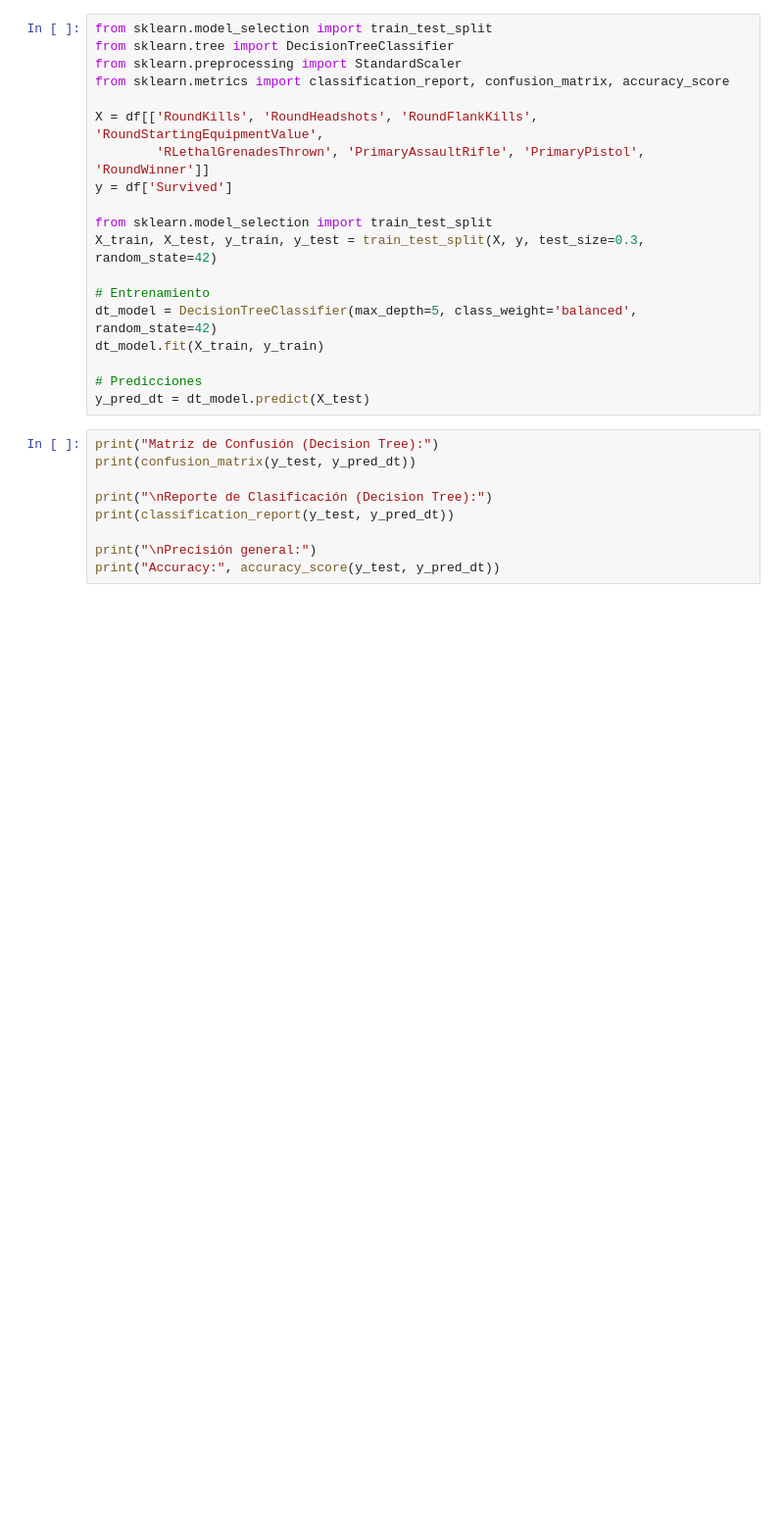
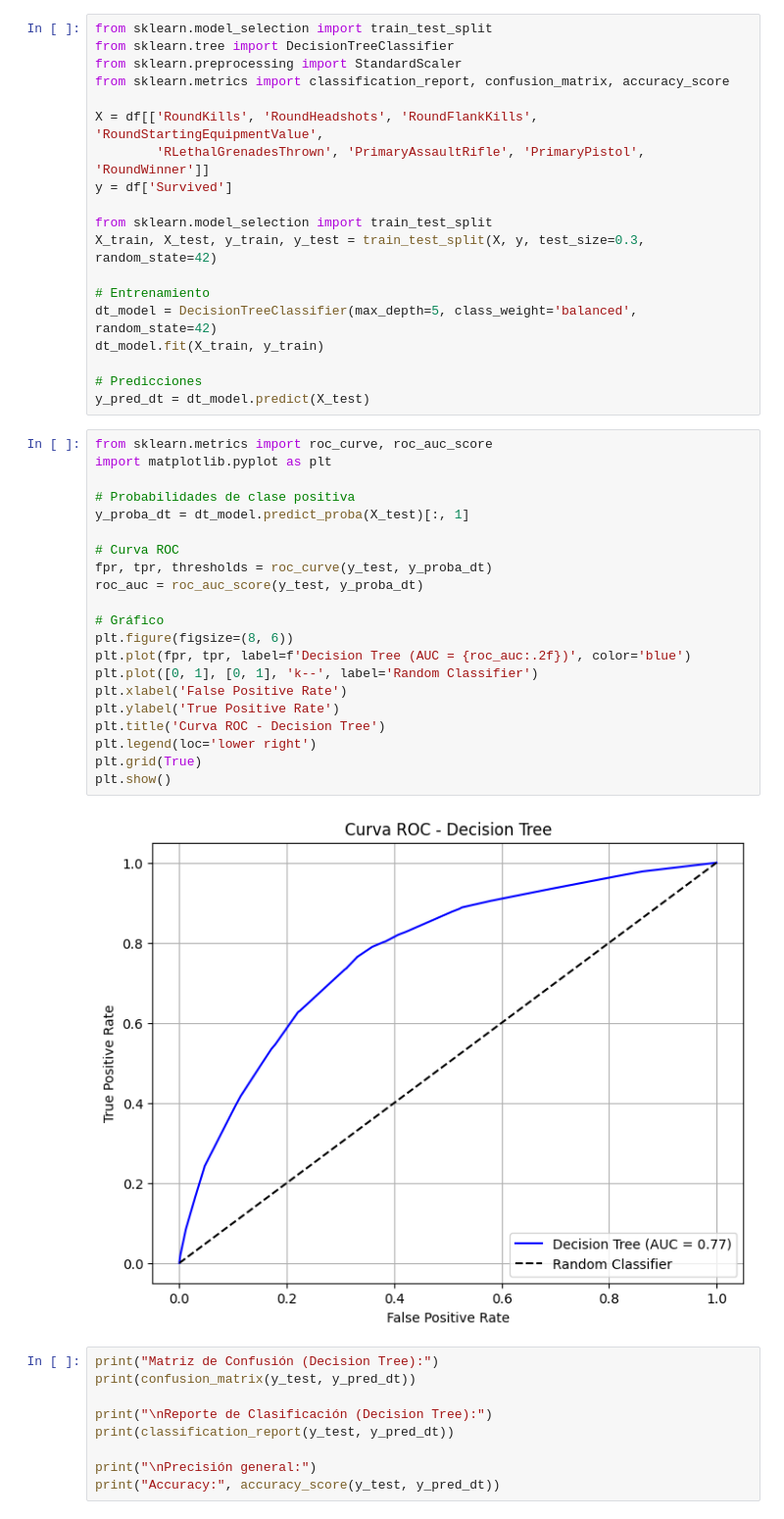
Before and after one commit to KevinParker02/EV_ML_CS, a Jupyter notebook: Clasificación/Informe_Tecnico_FMY0100_(Clasificación_Árbol_de_decisiones).ipynb, the cells around one changed output. Shown at 98% size. Drawn from its saved outputs; the diff is of its cells as text; blank space fills up the shorter version.

```diff
--- a/Clasificación/Informe_Tecnico_FMY0100_(Clasificación_Árbol_de_decisiones).ipynb
+++ b/Clasificación/Informe_Tecnico_FMY0100_(Clasificación_Árbol_de_decisiones).ipynb
@@ -245,6 +245,29 @@ dt_model.fit(X_train, y_train)
 
 # Predicciones
 y_pred_dt = dt_model.predict(X_test)
+# %%
+from sklearn.metrics import roc_curve, roc_auc_score
+import matplotlib.pyplot as plt
+
+# Probabilidades de clase positiva
+y_proba_dt = dt_model.predict_proba(X_test)[:, 1]
+
+# Curva ROC
+fpr, tpr, thresholds = roc_curve(y_test, y_proba_dt)
+roc_auc = roc_auc_score(y_test, y_proba_dt)
+
+# Gráfico
+plt.figure(figsize=(8, 6))
+plt.plot(fpr, tpr, label=f'Decision Tree (AUC = {roc_auc:.2f})', color='blue')
+plt.plot([0, 1], [0, 1], 'k--', label='Random Classifier')
+plt.xlabel('False Positive Rate')
+plt.ylabel('True Positive Rate')
+plt.title('Curva ROC - Decision Tree')
+plt.legend(loc='lower right')
+plt.grid(True)
+plt.show()
+# %% [output]
+[figure, added]
 # %%
 print("Matriz de Confusión (Decision Tree):")
 print(confusion_matrix(y_test, y_pred_dt))
```
